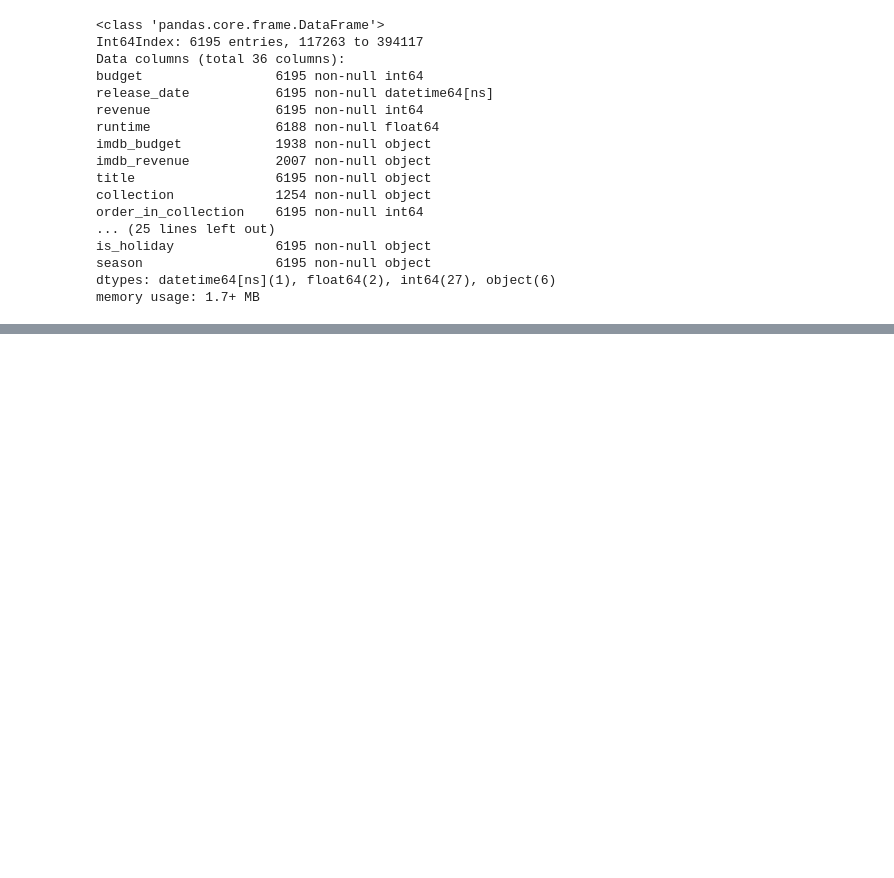
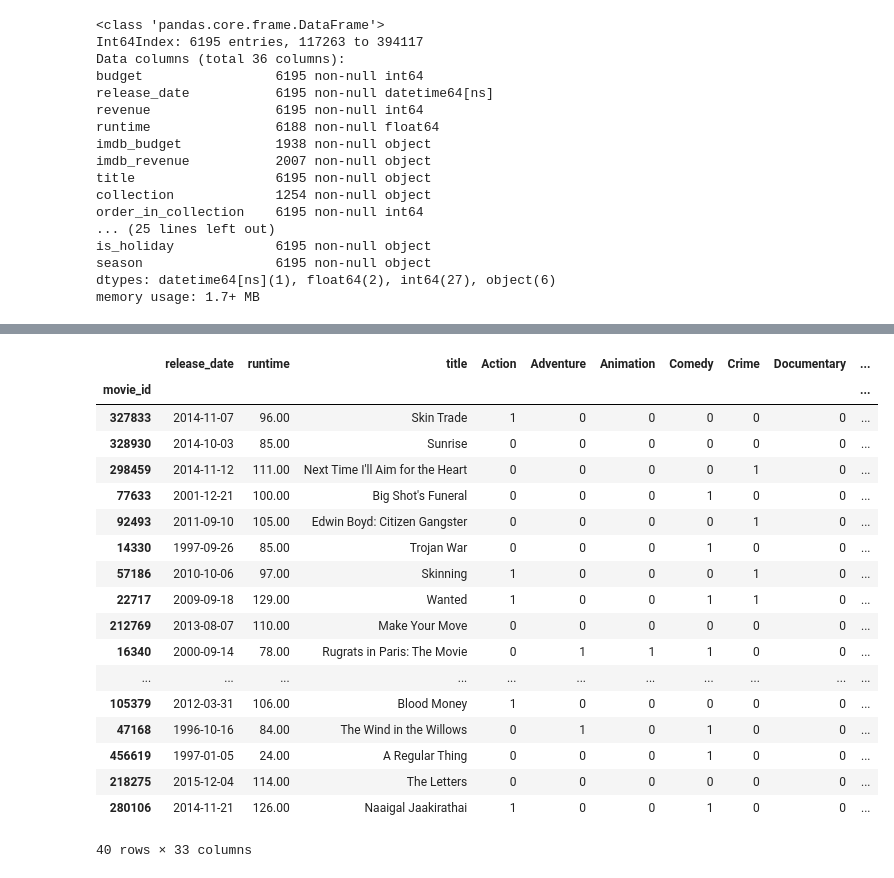
Before and after one commit to abew16/Data-Science-Bootcamp, a Jupyter notebook: Unit 3/Capstone/Predicting Movie Revenue.ipynb, the cells around one changed output, grey strips where cells are left out. Saved outputs shown, nothing was run; the diff lists cells and outputs as text; code cells hidden in the pictures; blank space fills up the shorter version.

```diff
--- a/Unit 3/Capstone/Predicting Movie Revenue.ipynb
+++ b/Unit 3/Capstone/Predicting Movie Revenue.ipynb
@@ -245,0 +282,24 @@ Name: complete_budget, dtype: float64
+# %%
+# Look at the lowest quantile to check for outliers
+
+df[df['complete_revenue'] < df['complete_revenue'].quantile(q=.0075)]
+# %% [output]
+|  | release_date | runtime | title | Action | Adventure | Animation | Comedy | Crime | Documentary | ... |
+| movie_id |  |  |  |  |  |  |  |  |  | ... |
+| 327833 | 2014-11-07 | 96.00 | Skin Trade | 1 | 0 | 0 | 0 | 0 | 0 | ... |
+| 328930 | 2014-10-03 | 85.00 | Sunrise | 0 | 0 | 0 | 0 | 0 | 0 | ... |
+| 298459 | 2014-11-12 | 111.00 | Next Time I'll Aim for the Heart | 0 | 0 | 0 | 0 | 1 | 0 | ... |
+| 77633 | 2001-12-21 | 100.00 | Big Shot's Funeral | 0 | 0 | 0 | 1 | 0 | 0 | ... |
+| 92493 | 2011-09-10 | 105.00 | Edwin Boyd: Citizen Gangster | 0 | 0 | 0 | 0 | 1 | 0 | ... |
+| 14330 | 1997-09-26 | 85.00 | Trojan War | 0 | 0 | 0 | 1 | 0 | 0 | ... |
+| 57186 | 2010-10-06 | 97.00 | Skinning | 1 | 0 | 0 | 0 | 1 | 0 | ... |
+| 22717 | 2009-09-18 | 129.00 | Wanted | 1 | 0 | 0 | 1 | 1 | 0 | ... |
+| 212769 | 2013-08-07 | 110.00 | Make Your Move | 0 | 0 | 0 | 0 | 0 | 0 | ... |
+| 16340 | 2000-09-14 | 78.00 | Rugrats in Paris: The Movie | 0 | 1 | 1 | 1 | 0 | 0 | ... |
+| ... | ... | ... | ... | ... | ... | ... | ... | ... | ... | ... |
+| 105379 | 2012-03-31 | 106.00 | Blood Money | 1 | 0 | 0 | 0 | 0 | 0 | ... |
+| 47168 | 1996-10-16 | 84.00 | The Wind in the Willows | 0 | 1 | 0 | 1 | 0 | 0 | ... |
+| 456619 | 1997-01-05 | 24.00 | A Regular Thing | 0 | 0 | 0 | 1 | 0 | 0 | ... |
+| 218275 | 2015-12-04 | 114.00 | The Letters | 0 | 0 | 0 | 0 | 0 | 0 | ... |
+| 280106 | 2014-11-21 | 126.00 | Naaigal Jaakirathai | 1 | 0 | 0 | 1 | 0 | 0 | ... |
+40 rows × 33 columns
```
Also changed, not shown: parts of 9 cells of this notebook, 1 other file.
